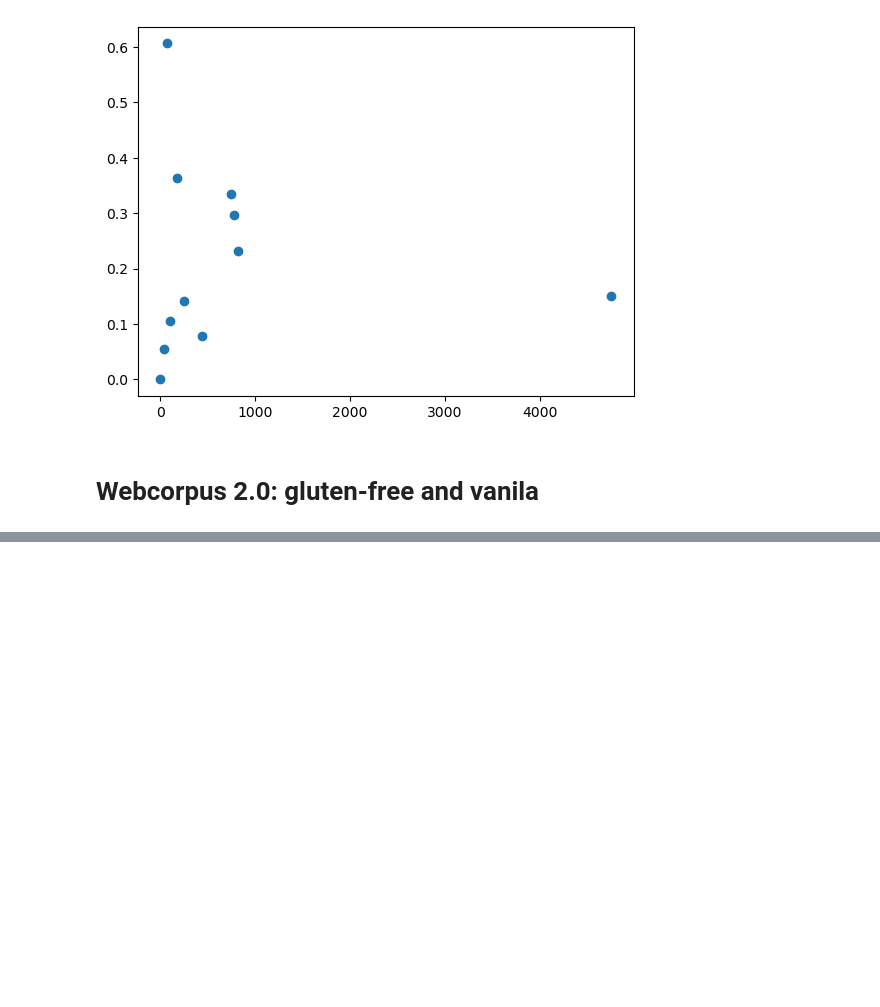
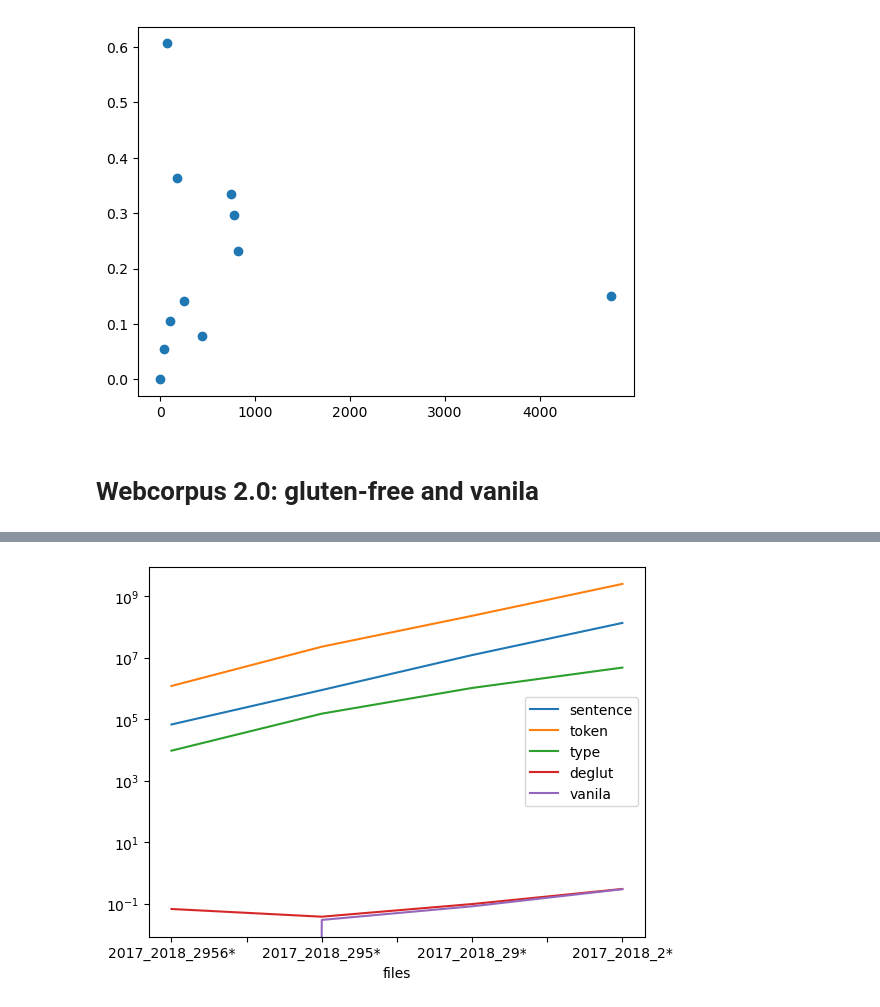
Before and after one commit to makrai/analogy-gluten-free, a Jupyter notebook: gluten-free-analogy.ipynb, the cells around one changed output, grey strips where cells are left out. Saved outputs shown, nothing was run; the diff lists cells and outputs as text; code cells hidden in the pictures; blank space fills up the shorter version.

Commit message:
up to 2 G tokens

```diff
--- a/gluten-free-analogy.ipynb
+++ b/gluten-free-analogy.ipynb
@@ -51,13 +51,16 @@ def mean_semantic_accurcy(model):
     df = get_accuracies(model.wv, questions)
     return df[~df.index.str.startswith('gram')].accuracy.mean()
 # %%
-for file_pattern in ['2017_2018_2956', '2017_2018_295']:#, '2017_2018_29', '2017_2018_2', '2017_2018,' '201', '']:
-    for deglutinate_ in ['vanila', 'deglut']:
-        model = KeyedVectors.load(f'{embed_dir}/sgns-300-{file_pattern}-{deglutinate_}')
-        print({
-            'files': f'{file_pattern}*',
-            'deglut' : deglutinate_,
-            'sentence': model.corpus_count,
-            'token': model.corpus_total_words,
-            'type': len(model.wv.key_to_index),
-            'accuracy': f'{mean_semantic_accurcy(model):.0%}'})
+def get_accuracy_by_size():
+    for file_pattern in ['2017_2018_2956', '2017_2018_295', '2017_2018_29', '2017_2018_2']:#, '2017_2018', '201', '']:
+        for deglutinate_ in ['vanila', 'deglut']:
+            model = KeyedVectors.load(f'{embed_dir}/sgns-300-{file_pattern}-{deglutinate_}')
+            record = ({
+                'files': f'{file_pattern}*',
+                'deglut' : deglutinate_,
+                'sentence': model.corpus_count,
+                'token': model.corpus_total_words,
+                'type': len(model.wv.key_to_index),
+                'accuracy': mean_semantic_accurcy(model)})#f'{:.0%}'
+            print(record)
+            yield record
@@ -69,5 +67,5 @@ for file_pattern in ['2017_2018_2956', '2017_2018_295']:#, '2017_2018_29', '2017
 # %%
-model = KeyedVectors.load(f'{embed_dir}/sgns-300-2017_2018_2956-deglut')
+records = get_accuracy_by_size()
 # %%
-len(model.wv.key_to_index)
+df_ = pd.DataFrame(records)
 # %% [output]
@@ -74,0 +80,4 @@ len(model.wv.key_to_index)
+# %%
+df = df_.drop(columns=['deglut', 'accuracy']).groupby('files').max()
+df = df.join(pd_.pivot_table(df, values='accuracy', index='files', columns='deglut'), rsuffix='_')
+df.sort_values('sentence', inplace=True)
@@ -74,0 +93,5 @@ len(model.wv.key_to_index)
+# %%
+df.plot()
+plt.yscale('log')
+# %% [output]
+[figure, added]
```
Also changed, not shown: parts of 5 cells of this notebook, 2 other files.
